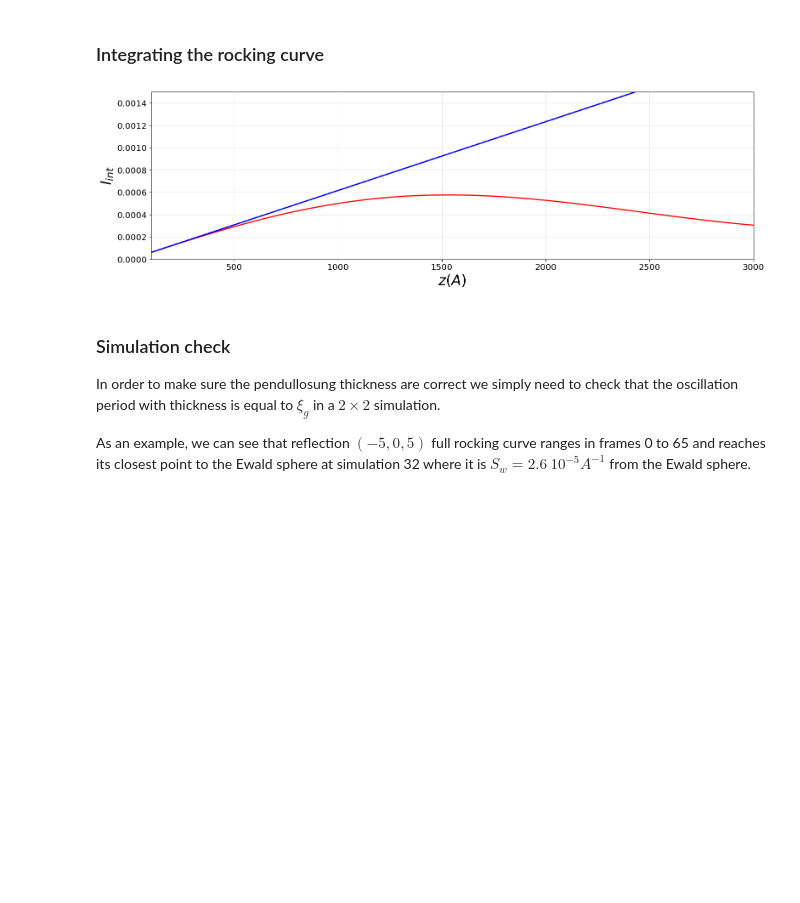
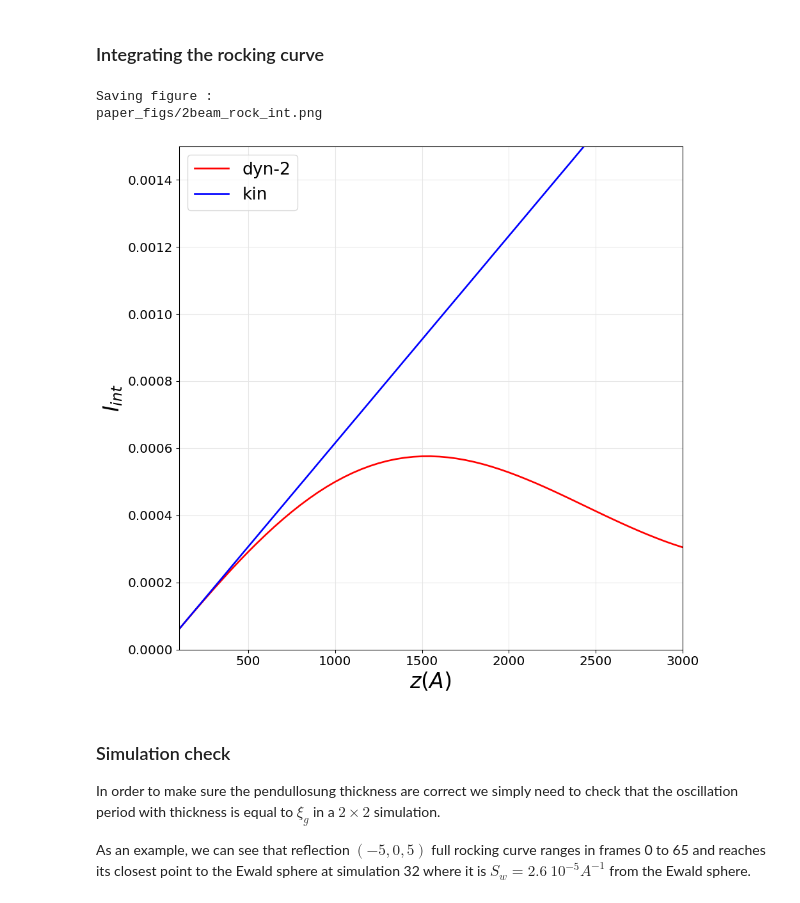
Before and after one commit to ccp4/ED_studies, a Jupyter notebook: bloch_kinematic/kin_vs_dyn.ipynb, the cells around one changed output. Cells and saved outputs as stored; diff of their text form; code cells hidden in the pictures; blank space fills up the shorter version.

```diff
--- a/bloch_kinematic/kin_vs_dyn.ipynb
+++ b/bloch_kinematic/kin_vs_dyn.ipynb
@@ -370,9 +370,11 @@ Note that the primary beam is then $I_0=1-I_{dyn-2}$.
 
 ### Rocking curve
 # %%
-df = b.df_G.sort_values('xi_g')
-print(df[['xi_g']][:1])
-xi_g =df.xi_g[0]
+#df = b.df_G.sort_values('xi_g')
+df=df_Fhkl# = pd.read_pickle(b.get_Fhkl_pkl())
+xi_g = np.real(df.loc[str((0,1,1))].xi_g)
+print('xi_g=%d A' %xi_g)
+
 Idyn = lambda wg,t,xi_g : np.abs(np.sin(np.pi * t/xi_g*np.sqrt(1+wg**2))/np.sqrt(1+wg**2))**2
 Ikin = lambda sg,t,xi_g : ((np.pi*t/xi_g)*np.sinc(sg*t))**2
 
@@ -386,12 +388,19 @@ def plot_I2(sg,thicks,kin=True,**kwargs):
         I_kins = [ Ikin(sg,t,xi_g) for t in thicks]
         plts+= [[sg,I,[c,'--'],''] for I,t,c in zip(I_kins,thicks,dsp.getCs('jet',len(thicks)))]
         legElt = {'kin':'k--','dyn2':'k-'}
-    return dsp.stddisp(plts,labs=['$S_g(A^{-1})$','$I_{dyn-2}$'],lw=2,setPos=False,legElt=legElt,**kwargs);
+    return dsp.stddisp(plts,lw=2,setPos=True,legElt=legElt,**kwargs);
 
-fig,(ax1,ax2,ax3) = dsp.create_fig(rc=(1,3),figsize=(19,6))
-args=dict(fonts={'lab':17,'tick':10,'leg':17})
+fig,(ax1,ax2,ax3) = dsp.create_fig(rc=(1,3),figsize=(20,8))
+# args=dict(fonts={'lab':17,'tick':10,'leg':17})
+args=dict(fonts={'lab':25,'tick':15,'leg':20})
 
-plot_I2(sg = np.linspace(0,0.02 ,1000),thicks = [100,200,300,400]  ,kin=True ,ax=ax1,**args)#,xylims=['y',0,0.2]);
-plot_I2(sg = np.linspace(0,0.003,1000),thicks = [500,1000,1500]    ,kin=True ,ax=ax2,**args)#,xylims=['y',0,1,]);
-plot_I2(sg = np.linspace(0,0.002,1000),thicks = np.arange(2,6)*1000,kin=False,ax=ax3,**args);
+w0=0.06
+w=(1-w0)/3
+print(w)
+plot_I2(sg = np.linspace(0,0.02 ,1000),thicks = [100,200,300,400]  ,kin=True ,ax=ax1,axPos=[w0+0*w,0.1,w-0.03,0.88],labs=['$S_g(A^{-1})$','$I_{dyn-2}$'],**args);
+plot_I2(sg = np.linspace(0,0.003,1000),thicks = [500,1000,1500]    ,kin=True ,ax=ax2,axPos=[w0+1*w,0.1,w-0.03,0.88],labs=['$S_g(A^{-1})$',''],**args);
+plot_I2(sg = np.linspace(0,0.002,1000),thicks = np.arange(2,6)*1000,kin=False,ax=ax3,axPos=[w0+2*w,0.1,w-0.03,0.88],labs=['$S_g(A^{-1})$',''],**args);
+for i,s in enumerate('abc'):fig.text(i/3+0.01,0.01,'(%s)' %s,fontsize=25)
+dsp.saveFig('paper_figs/2beam_rock.png')
+# plt.close()
 # %% [output]
@@ -405,26 +416,29 @@ Note that the shape of the rocking still looks similar to a sinc even deep into
 # %%
 thicks=np.arange(100,3001,50)
 npts = 100001
 # xi_g = df.xi_g[0];print(xi_g)
 xi_g=4000
 # sg = lambda t,npts  : np.linspace(0,0.02,npts)#np.linspace(0,5/t,npts)
 # dsg = lambda t,npts : 5/t/(npts-1)
 
 sg = np.linspace(0,0.05,npts)
 
 Idyn2 = 2*np.array([integrate.trapz(Idyn(sg*xi_g,t,xi_g),sg) for t in thicks])
 Ikins = 2*np.array([integrate.trapz(Ikin(sg     ,t,xi_g),sg) for t in thicks])
 
 # thicks=thicks[:-1]
-plts =[[thicks,Idyn2,'r-','']]
-plts+=[[thicks,Ikins,'b-','']]
-plts+=[[thicks,(np.pi/xi_g)**2*thicks,'b--','']]
-# legElt={'I':'k-','$\int I$':'k--'}
-dsp.stddisp(plts,labs=['$z(A)$','$I_{int}$'],lw=2,figsize=figs,
-           xylims=[100,3000,0,0.0015],#,legElt=legElt)
-           );
+plts =[[thicks,Idyn2,'r-','dyn-2']]
+plts+=[[thicks,Ikins,'b-','kin']]
+# plts+=[[thicks,(np.pi/xi_g)**2*thicks,'b--','']]
+
+
+dsp.stddisp(plts,labs=['$z(A)$','$I_{int}$'],lw=2,figsize=(10,10),#figs,
+           xylims=[100,3000,0,0.0015],name='paper_figs/2beam_rock_int.png',#,legElt=legElt)
+           opt='s');
 # %% [output]
+Saving figure :
+paper_figs/2beam_rock_int.png
-[figure, old version]
+[figure, new version]
 # %% [markdown]
 ### Simulation check
 
```
Also changed, not shown: parts of 2 cells of this notebook, 4 other files.
